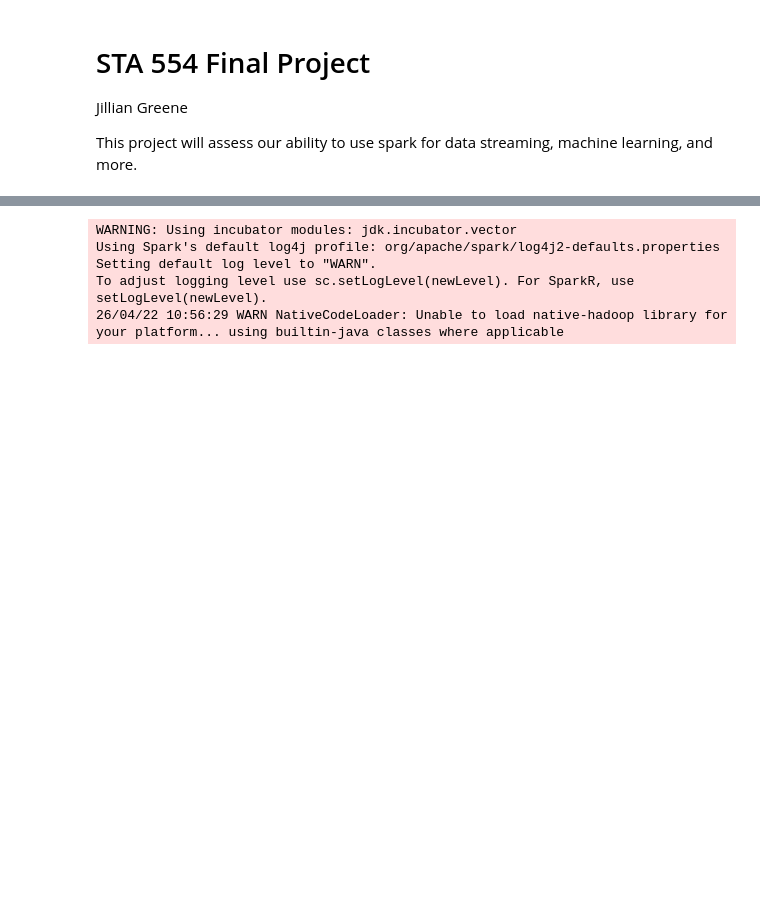
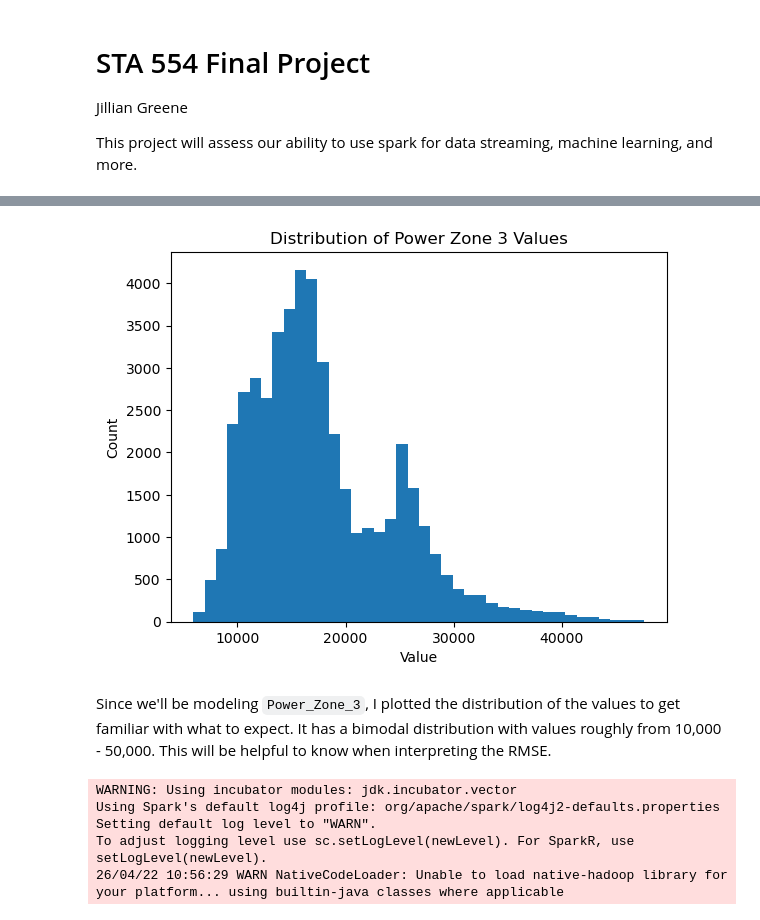
Before and after one commit to jilliangreene/sta_554_assignments, a Jupyter notebook: FinalProj/STA554_FinalProj.ipynb, the cells around one changed output, grey strips where cells are left out. Drawn from its saved outputs; the diff is of its cells as text; code cells hidden in the pictures; blank space fills up the shorter version.

```diff
--- a/FinalProj/STA554_FinalProj.ipynb
+++ b/FinalProj/STA554_FinalProj.ipynb
@@ -27,6 +27,16 @@ power_ml_pd.head()
 | 2 | 6.313 | 74.5 | 0.080 | 0.062 | 0.100 | 29128.10127 | 19006.68693 | ... |
 | 3 | 6.121 | 75.0 | 0.083 | 0.091 | 0.096 | 28228.86076 | 18361.09422 | ... |
 | 4 | 5.921 | 75.7 | 0.081 | 0.048 | 0.085 | 27335.69620 | 17872.34043 | ... |
+# %%
+# Histogram of Power_Zone_3 to get familiar with the data we're modeling
+power_ml_pd['Power_Zone_3'].plot(kind='hist', bins=40, title='Distribution of Power Zone 3 Values')
+plt.xlabel('Value')
+plt.ylabel('Count')
+plt.show()
+# %% [output]
+[figure, added]
+# %% [markdown]
+Since we'll be modeling `Power_Zone_3`, I plotted the distribution of the values to get familiar with what to expect. It has a bimodal distribution with values roughly from 10,000 - 50,000. This will be helpful to know when interpreting the RMSE.
 # %%
 # Initialize Spark
 spark = SparkSession.builder.getOrCreate()
```
Also changed, not shown: parts of 5 cells of this notebook, 1 other file.
